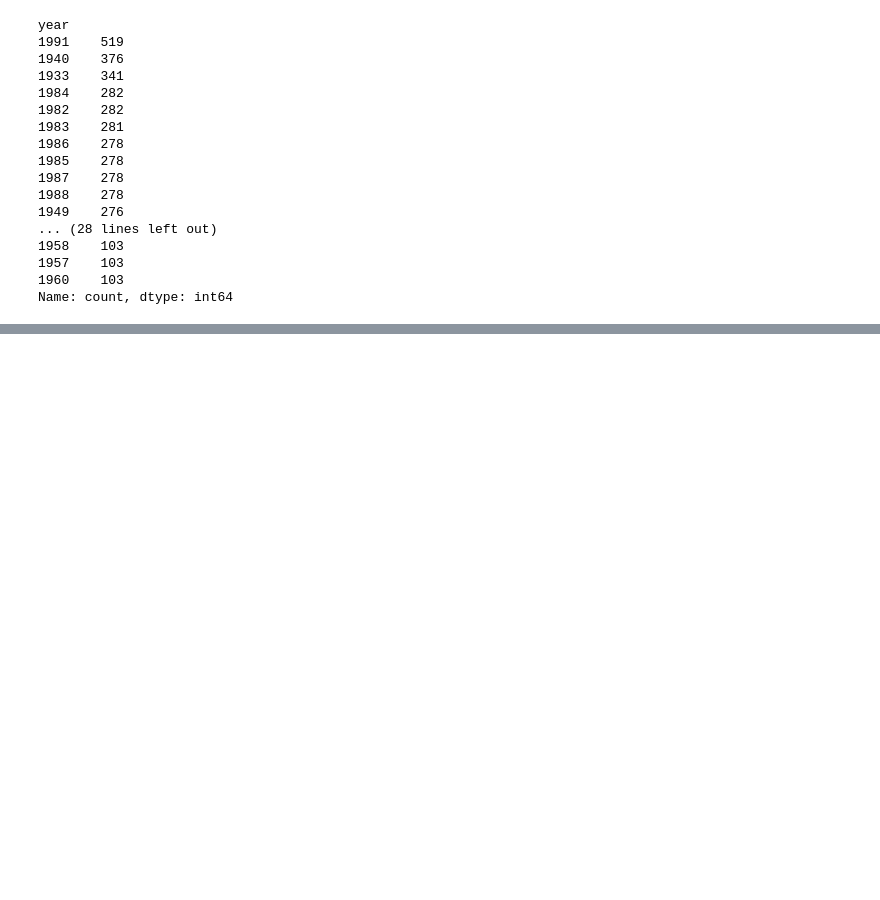
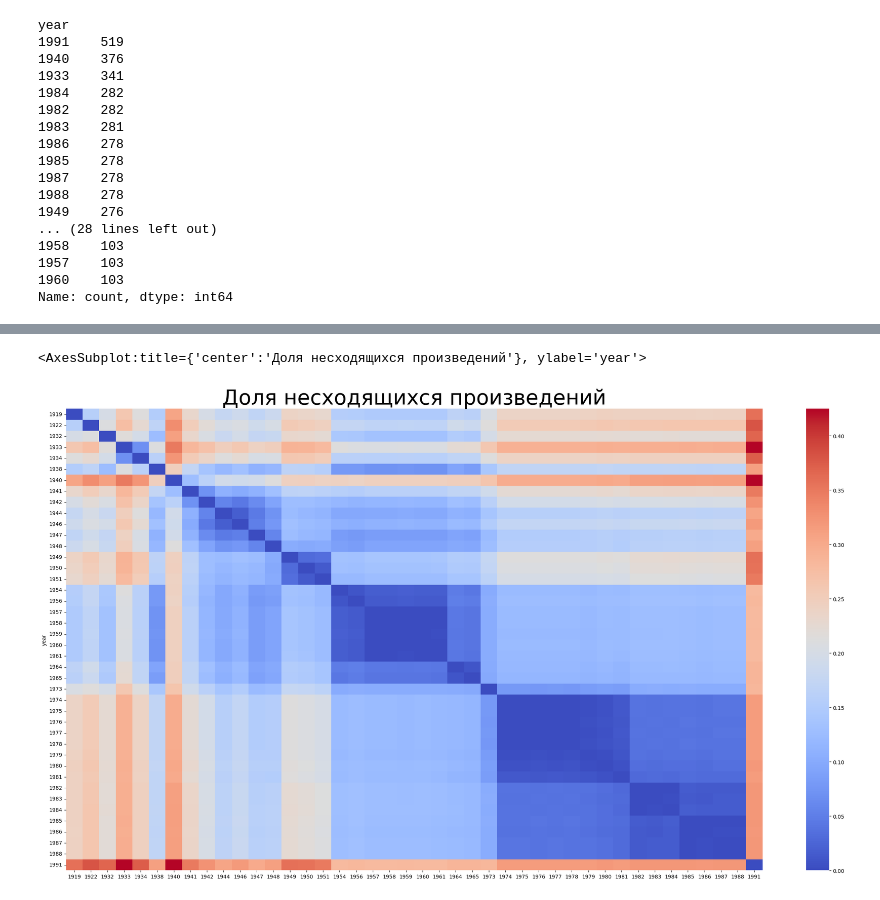
Before and after one commit to Nomendan/Spisok_chteniya, a Jupyter notebook: обработка и очистка.ipynb, the cells around one changed output, grey strips where cells are left out. Saved outputs shown, nothing was run; the diff lists cells and outputs as text; code cells hidden in the pictures; blank space fills up the shorter version.

```diff
--- a/обработка и очистка.ipynb
+++ b/обработка и очистка.ipynb
@@ -169,0 +342,3 @@ df
+# %%
+for i in pivot_df1['title'].value_counts().index:
+    print(i)
@@ -169,0 +395,4 @@ df
+# %%
+pivot_df1 = df_del.pivot_table(index='title', columns='year', values='id', aggfunc='count').reset_index()
+print(pivot_df1.shape)
+print(pivot_df1.shape)
@@ -169,0 +402,14 @@ df
+# %%
+pivot_df1 = pivot_df1[pivot_df1.title != 'стихотворения']
+pivot_df1 = pivot_df1[pivot_df1.title != 'критика']
+# %%
+pivot_df1 = pivot_df1.set_index('title')
+
+for i in pivot_df1.columns:
+    pivot_df1[i] = pivot_df1[i].apply(lambda x: 1 if x > 0 else 0)
+data = {} # делаем матрицу, а потом датафрейм с долей несходящихся диагнозов
+for i in pivot_df1.columns:
+    data[i] = []
+    for j in pivot_df1.columns:
+        data[i].append(((pivot_df1[i] - pivot_df1[j])**2).sum()/len(pivot_df1[1919]))
+dataf1 = pd.DataFrame(data, index = pivot_df1.columns)
@@ -169,0 +505,9 @@ df
+# %%
+import seaborn as sns
+import matplotlib.pyplot as plt
+plt.figure(figsize=(30, 16))
+plt.title('Доля несходящихся произведений', fontsize = 40)
+sns.heatmap(dataf1, cmap='coolwarm')
+# %% [output]
+<AxesSubplot:title={'center':'Доля несходящихся произведений'}, ylabel='year'>
+[figure, added]
```
Also changed, not shown: parts of 49 cells of this notebook, 3 other files.
